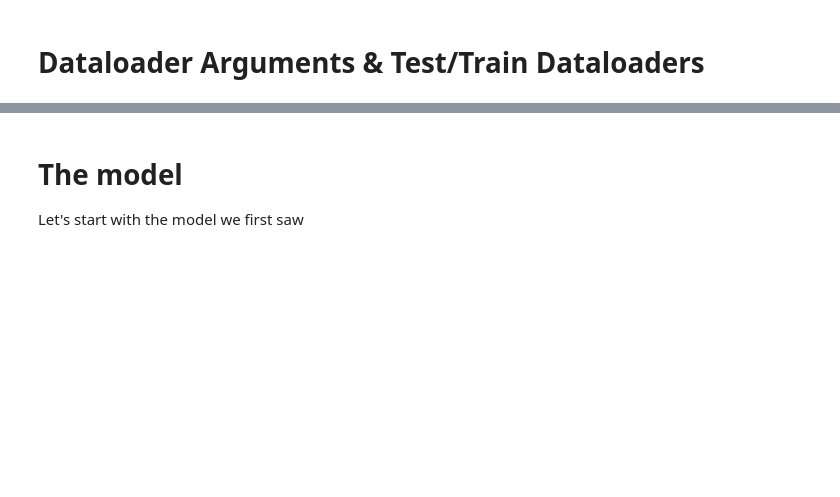
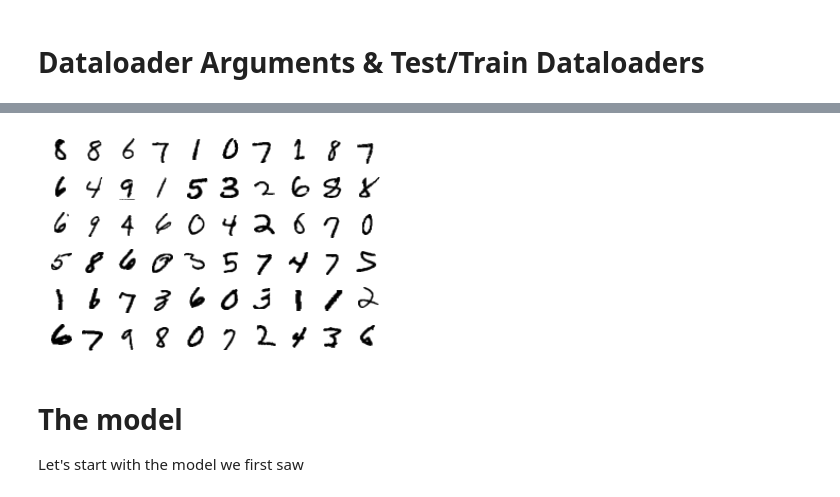
Before and after one commit to Nageswar-Sahoo/EVA-7, a Jupyter notebook: S5 Assignment/EVA7_Assignment_S5_File_2.ipynb, the cells around one changed output, grey strips where cells are left out. Cells and saved outputs as stored; diff of their text form; code cells hidden in the pictures; blank space fills up the shorter version.

```diff
--- a/S5 Assignment/EVA7_Assignment_S5_File_2.ipynb
+++ b/S5 Assignment/EVA7_Assignment_S5_File_2.ipynb
@@ -78,3 +115,12 @@ CUDA Available? False
+# %%
+figure = plt.figure()
+num_of_images = 60
+for index in range(1, num_of_images + 1):
+    plt.subplot(6, 10, index)
+    plt.axis('off')
+    plt.imshow(images[index].numpy().squeeze(), cmap='gray_r')
+# %% [output]
+[figure, added]
 # %% [markdown]
 # The model
 Let's start with the model we first saw
```
Also changed, not shown: parts of 13 cells of this notebook.
